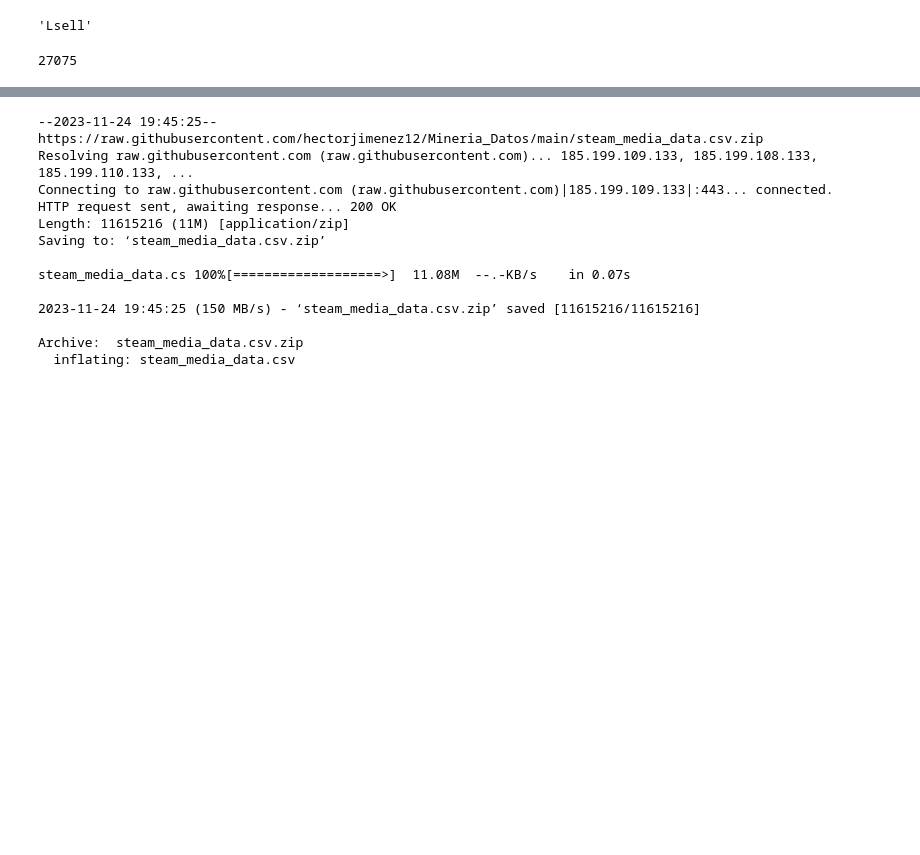
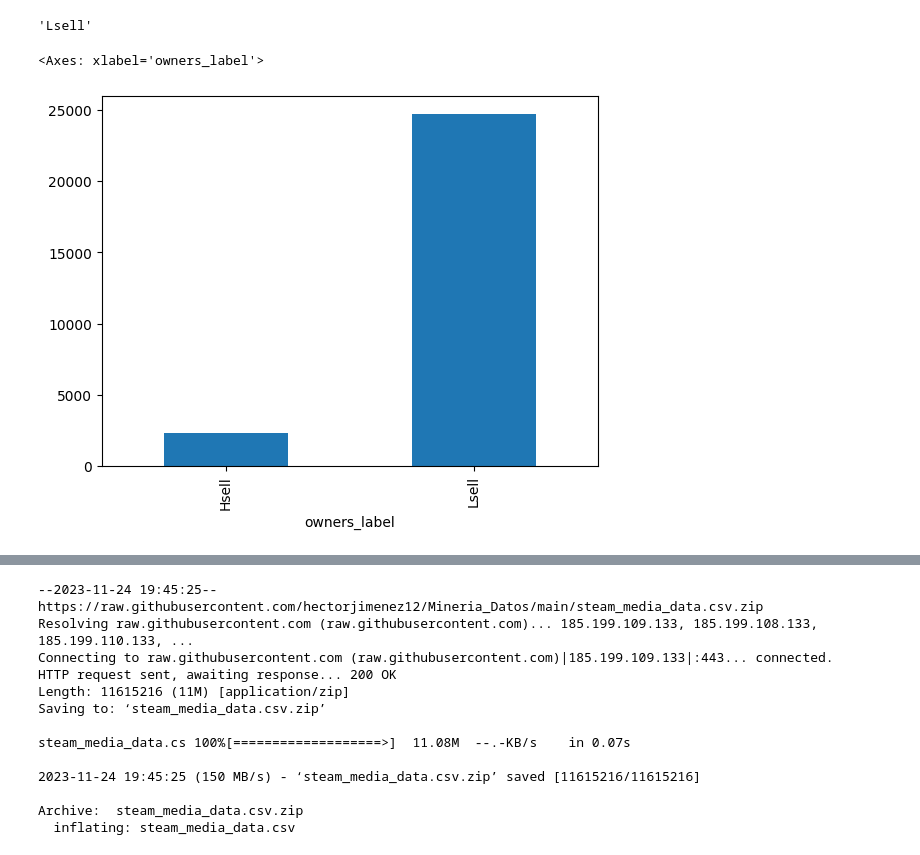
Before and after one commit to hectorjimenez12/CC5205_Proyecto, a Jupyter notebook: Hito3_CNN+.ipynb, the cells around one changed output, grey strips where cells are left out. Cells and saved outputs as stored; diff of their text form; code cells hidden in the pictures; blank space fills up the shorter version.

```diff
--- a/Hito3_CNN+.ipynb
+++ b/Hito3_CNN+.ipynb
@@ -35,7 +35,7 @@ class_owners(dfdata.owners[100])
 'Lsell'
 # %%
 dfdata['owners_label'] = [ class_owners(i) for i in dfdata.owners ]
-
-dfdata.owners_label
+dfdata.groupby('owners_label').count().loc[:,'name'].plot.bar()
 # %% [output]
-27075
+<Axes: xlabel='owners_label'>
+[figure, added]
```
Also changed, not shown: parts of 2 cells of this notebook.
